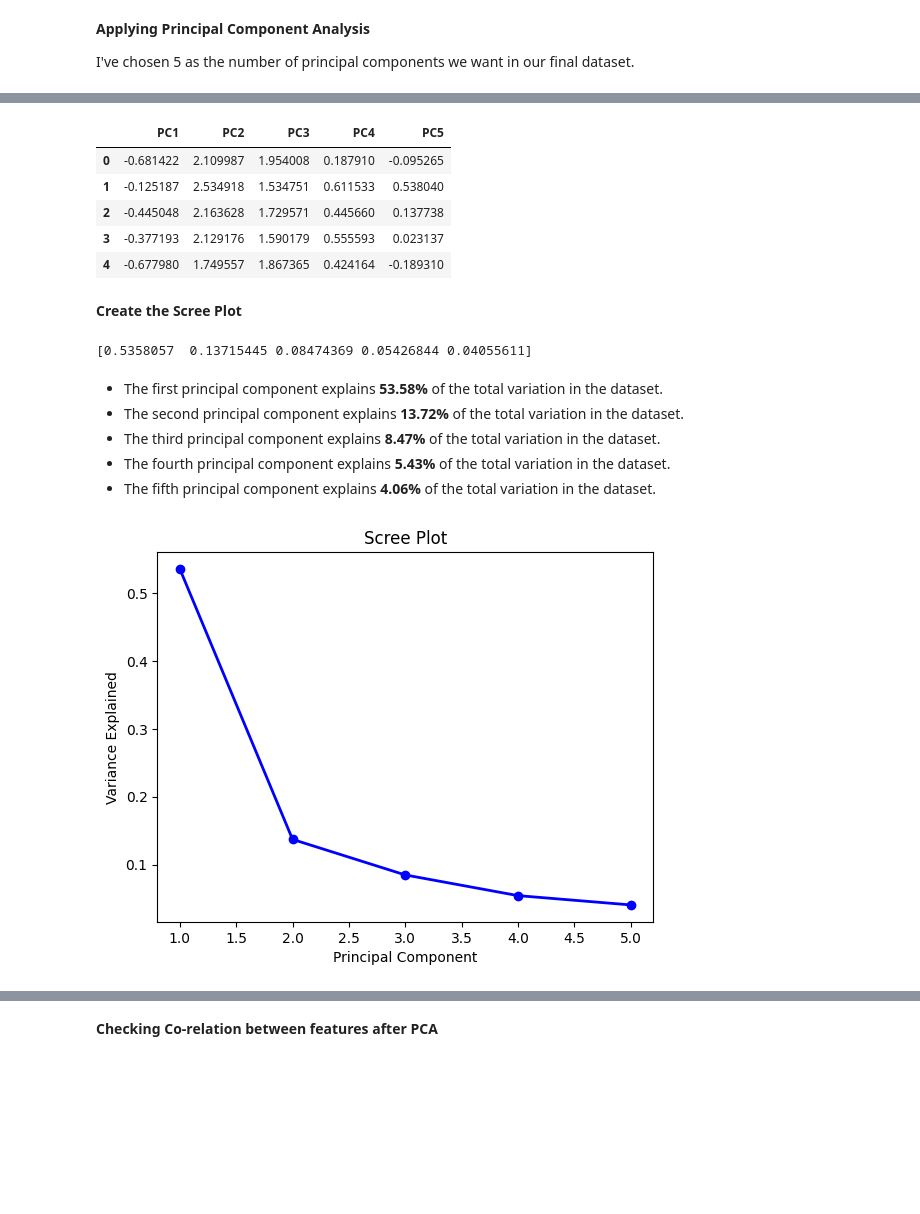
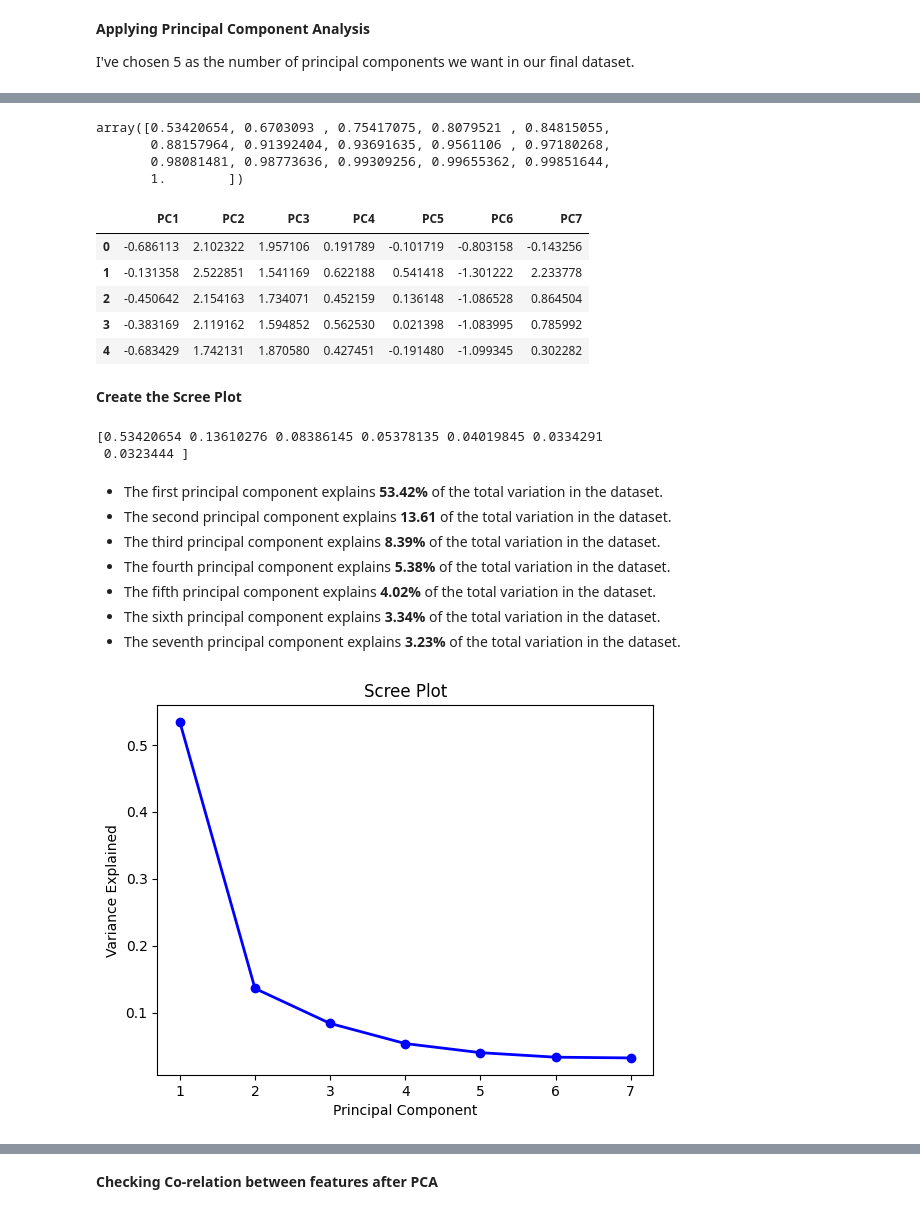
Before and after one commit to jeffreyfitzpatrick/Big-Data-Analytics-Capstone-Project, a Jupyter notebook: Dimensionality_Reduction.ipynb, the cells around one changed output, grey strips where cells are left out. Drawn from its saved outputs; the diff is of its cells as text; code cells hidden in the pictures; blank space fills up the shorter version.

```diff
--- a/Dimensionality_Reduction.ipynb
+++ b/Dimensionality_Reduction.ipynb
@@ -85,11 +85,15 @@ scaler = StandardScaler()   # mean = 0 and standard deviation = 1
 # Transform the numeric data
 X = pd.DataFrame(scaler.fit_transform(Occupancy.iloc[:, 2:16]))
 
+# Add the binary features
+X['S6_PIR'] = Occupancy['S6_PIR']
+X['S7_PIR'] = Occupancy['S7_PIR']
+
 # Add the column names for the features
 X.columns = ['S1_Temp', 'S2_Temp', 'S3_Temp', 'S4_Temp',
              'S1_Light', 'S2_Light', 'S3_Light', 'S4_Light',
              'S1_Sound', 'S2_Sound', 'S3_Sound', 'S4_Sound',
-             'S5_CO2', 'S5_CO2_Slope']
+             'S5_CO2', 'S5_CO2_Slope', 'S6_PIR', 'S7_PIR']
 
 # Define the target variable
 y = Occupancy['Room_Occupancy_Count']
@@ -119,31 +135,41 @@ I've chosen 5 as the number of principal components we want in our final dataset
+# %%
+np.cumsum(pca_full.explained_variance_ratio_)
+# %% [output]
+array([0.53420654, 0.6703093 , 0.75417075, 0.8079521 , 0.84815055,
+       0.88157964, 0.91392404, 0.93691635, 0.9561106 , 0.97180268,
+       0.98081481, 0.98773636, 0.99309256, 0.99655362, 0.99851644,
+       1.        ])
 # %%
 # Applying PCA
-# Taking no. of Principal Components as 5
-pca = PCA(n_components = 5)
+# Taking no. of Principal Components as 7
+pca = PCA(n_components = 7)
 pca.fit(X)
 data_pca = pca.transform(X)
-data_pca = pd.DataFrame(data_pca,columns=['PC1','PC2','PC3','PC4','PC5'])
+data_pca = pd.DataFrame(data_pca,columns=['PC1','PC2','PC3','PC4','PC5', 'PC6', 'PC7'])
 data_pca.head()
 # %% [output]
-|  | PC1 | PC2 | PC3 | PC4 | PC5 |
-| 0 | -0.681422 | 2.109987 | 1.954008 | 0.187910 | -0.095265 |
-| 1 | -0.125187 | 2.534918 | 1.534751 | 0.611533 | 0.538040 |
-| 2 | -0.445048 | 2.163628 | 1.729571 | 0.445660 | 0.137738 |
-| 3 | -0.377193 | 2.129176 | 1.590179 | 0.555593 | 0.023137 |
-| 4 | -0.677980 | 1.749557 | 1.867365 | 0.424164 | -0.189310 |
+|  | PC1 | PC2 | PC3 | PC4 | PC5 | PC6 | PC7 |
+| 0 | -0.686113 | 2.102322 | 1.957106 | 0.191789 | -0.101719 | -0.803158 | -0.143256 |
+| 1 | -0.131358 | 2.522851 | 1.541169 | 0.622188 | 0.541418 | -1.301222 | 2.233778 |
+| 2 | -0.450642 | 2.154163 | 1.734071 | 0.452159 | 0.136148 | -1.086528 | 0.864504 |
+| 3 | -0.383169 | 2.119162 | 1.594852 | 0.562530 | 0.021398 | -1.083995 | 0.785992 |
+| 4 | -0.683429 | 1.742131 | 1.870580 | 0.427451 | -0.191480 | -1.099345 | 0.302282 |
 # %% [markdown]
 **Create the Scree Plot**
 # %%
 # Calculate the percentage of total variance explained by each principal component
 print(pca.explained_variance_ratio_)
 # %% [output]
-[0.5358057  0.13715445 0.08474369 0.05426844 0.04055611]
+[0.53420654 0.13610276 0.08386145 0.05378135 0.04019845 0.0334291
+ 0.0323444 ]
 # %% [markdown]
-- The first principal component explains **53.58%** of the total variation in the dataset.
-- The second principal component explains **13.72%** of the total variation in the dataset.
-- The third principal component explains **8.47%** of the total variation in the dataset.
-- The fourth principal component explains **5.43%** of the total variation in the dataset.
-- The fifth principal component explains **4.06%** of the total variation in the dataset.
+- The first principal component explains **53.42%** of the total variation in the dataset.
+- The second principal component explains **13.61** of the total variation in the dataset.
+- The third principal component explains **8.39%** of the total variation in the dataset.
+- The fourth principal component explains **5.38%** of the total variation in the dataset.
+- The fifth principal component explains **4.02%** of the total variation in the dataset.
+- The sixth principal component explains **3.34%** of the total variation in the dataset.
+- The seventh principal component explains **3.23%** of the total variation in the dataset.
 # %%
 # Plot the scree plot
 PC_values = np.arange(pca.n_components_) + 1
@@ -153,4 +179,4 @@ plt.xlabel('Principal Component')
 plt.ylabel('Variance Explained')
 plt.show()
 # %% [output]
-[figure, old version]
+[figure, new version]
```
Also changed, not shown: parts of 11 cells of this notebook, 1 other file.
